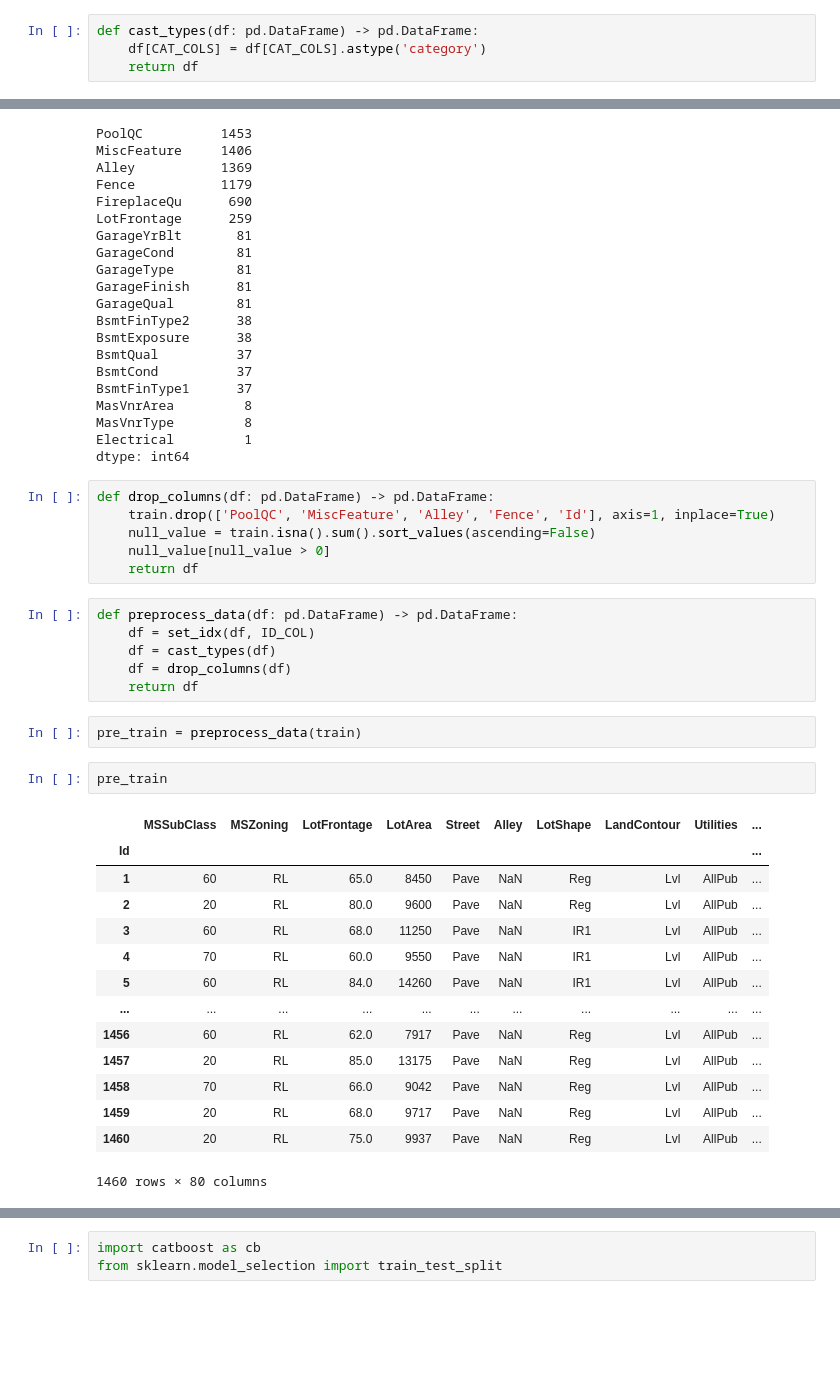
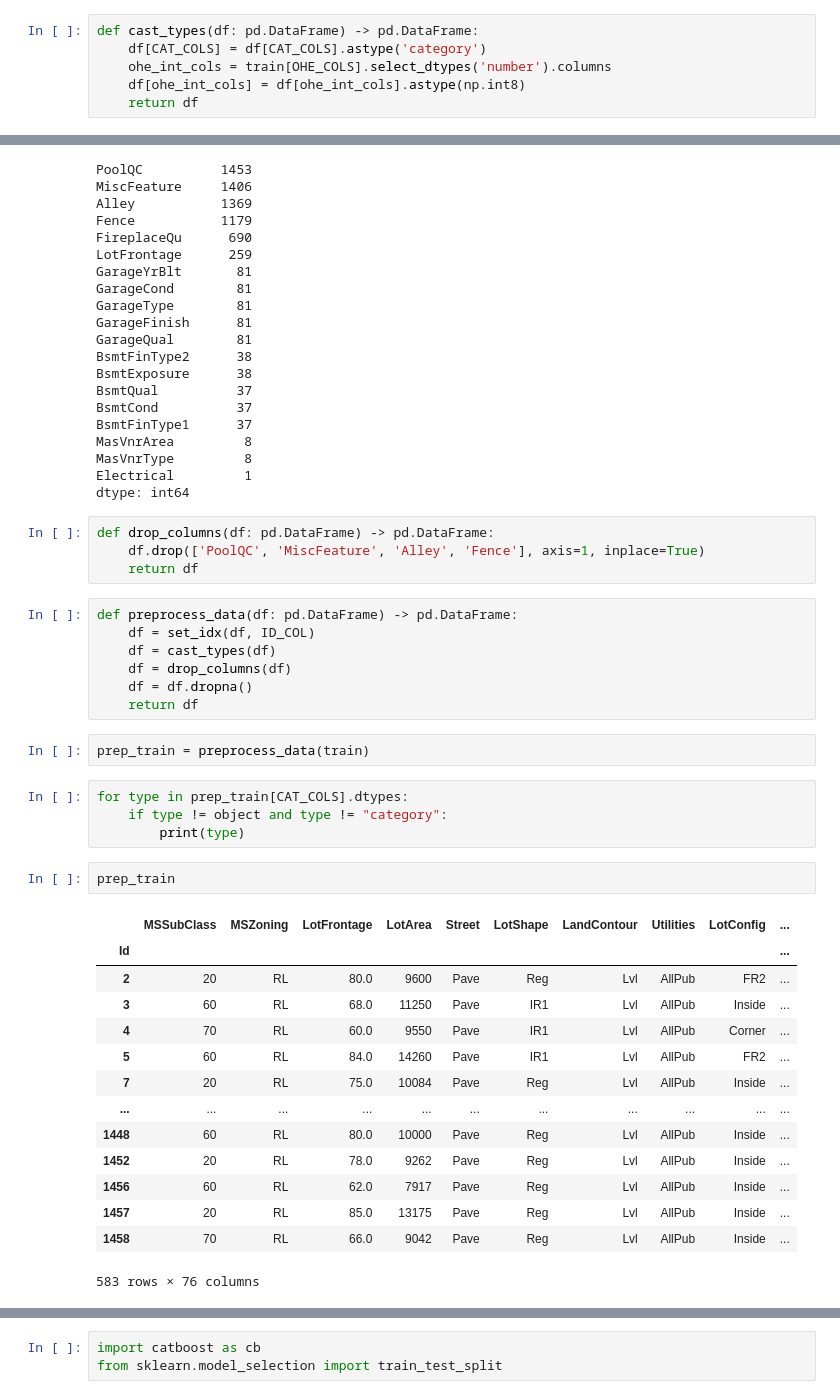
Before and after one commit to ndemashov/hse_workshop_regression, a Jupyter notebook: notebooks/note.ipynb, the cells around one changed output, grey strips where cells are left out. Cells and saved outputs as stored; diff of their text form; blank space fills up the shorter version.

```diff
--- a/notebooks/note.ipynb
+++ b/notebooks/note.ipynb
@@ -55,6 +76,8 @@ def set_idx(df: pd.DataFrame, idx_col: str) -> pd.DataFrame:
 # %%
 def cast_types(df: pd.DataFrame) -> pd.DataFrame:
     df[CAT_COLS] = df[CAT_COLS].astype('category')
+    ohe_int_cols = train[OHE_COLS].select_dtypes('number').columns
+    df[ohe_int_cols] = df[ohe_int_cols].astype(np.int8)
     return df
 # %%
 null_value = train.isna().sum().sort_values(ascending=False)
@@ -82,33 +105,36 @@ Electrical         1
 dtype: int64
 # %%
 def drop_columns(df: pd.DataFrame) -> pd.DataFrame:
-    train.drop(['PoolQC', 'MiscFeature', 'Alley', 'Fence', 'Id'], axis=1, inplace=True)
-    null_value = train.isna().sum().sort_values(ascending=False)
-    null_value[null_value > 0]
+    df.drop(['PoolQC', 'MiscFeature', 'Alley', 'Fence'], axis=1, inplace=True)
     return df
 # %%
 def preprocess_data(df: pd.DataFrame) -> pd.DataFrame:
     df = set_idx(df, ID_COL)
     df = cast_types(df)
     df = drop_columns(df)
+    df = df.dropna()
     return df
 # %%
-pre_train = preprocess_data(train)
+prep_train = preprocess_data(train)
-# %%
-pre_train
-# %% [output]
-|  | MSSubClass | MSZoning | LotFrontage | LotArea | Street | Alley | LotShape | LandContour | Utilities | ... |
-| Id |  |  |  |  |  |  |  |  |  | ... |
-| 1 | 60 | RL | 65.0 | 8450 | Pave | NaN | Reg | Lvl | AllPub | ... |
-| 2 | 20 | RL | 80.0 | 9600 | Pave | NaN | Reg | Lvl | AllPub | ... |
-| 3 | 60 | RL | 68.0 | 11250 | Pave | NaN | IR1 | Lvl | AllPub | ... |
-| 4 | 70 | RL | 60.0 | 9550 | Pave | NaN | IR1 | Lvl | AllPub | ... |
-| 5 | 60 | RL | 84.0 | 14260 | Pave | NaN | IR1 | Lvl | AllPub | ... |
-| ... | ... | ... | ... | ... | ... | ... | ... | ... | ... | ... |
-| 1456 | 60 | RL | 62.0 | 7917 | Pave | NaN | Reg | Lvl | AllPub | ... |
-| 1457 | 20 | RL | 85.0 | 13175 | Pave | NaN | Reg | Lvl | AllPub | ... |
-| 1458 | 70 | RL | 66.0 | 9042 | Pave | NaN | Reg | Lvl | AllPub | ... |
-| 1459 | 20 | RL | 68.0 | 9717 | Pave | NaN | Reg | Lvl | AllPub | ... |
-| 1460 | 20 | RL | 75.0 | 9937 | Pave | NaN | Reg | Lvl | AllPub | ... |
-1460 rows × 80 columns
+# %%
+for type in prep_train[CAT_COLS].dtypes:
+    if type != object and type != "category":
+        print(type)
+# %%
+prep_train
+# %% [output]
+|  | MSSubClass | MSZoning | LotFrontage | LotArea | Street | LotShape | LandContour | Utilities | LotConfig | ... |
+| Id |  |  |  |  |  |  |  |  |  | ... |
+| 2 | 20 | RL | 80.0 | 9600 | Pave | Reg | Lvl | AllPub | FR2 | ... |
+| 3 | 60 | RL | 68.0 | 11250 | Pave | IR1 | Lvl | AllPub | Inside | ... |
+| 4 | 70 | RL | 60.0 | 9550 | Pave | IR1 | Lvl | AllPub | Corner | ... |
+| 5 | 60 | RL | 84.0 | 14260 | Pave | IR1 | Lvl | AllPub | FR2 | ... |
+| 7 | 20 | RL | 75.0 | 10084 | Pave | Reg | Lvl | AllPub | Inside | ... |
+| ... | ... | ... | ... | ... | ... | ... | ... | ... | ... | ... |
+| 1448 | 60 | RL | 80.0 | 10000 | Pave | Reg | Lvl | AllPub | Inside | ... |
+| 1452 | 20 | RL | 78.0 | 9262 | Pave | Reg | Lvl | AllPub | Inside | ... |
+| 1456 | 60 | RL | 62.0 | 7917 | Pave | Reg | Lvl | AllPub | Inside | ... |
+| 1457 | 20 | RL | 85.0 | 13175 | Pave | Reg | Lvl | AllPub | Inside | ... |
+| 1458 | 70 | RL | 66.0 | 9042 | Pave | Reg | Lvl | AllPub | Inside | ... |
+583 rows × 76 columns
 # %%
```
Also changed, not shown: parts of 18 cells of this notebook, 14 other files.
